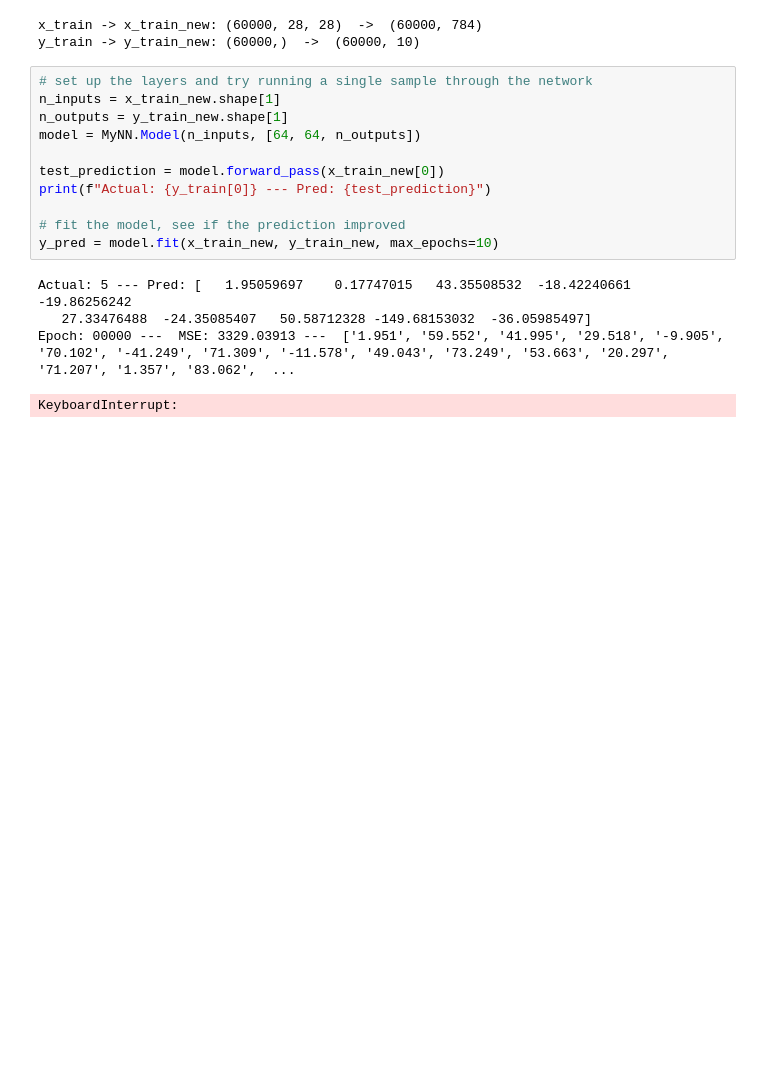
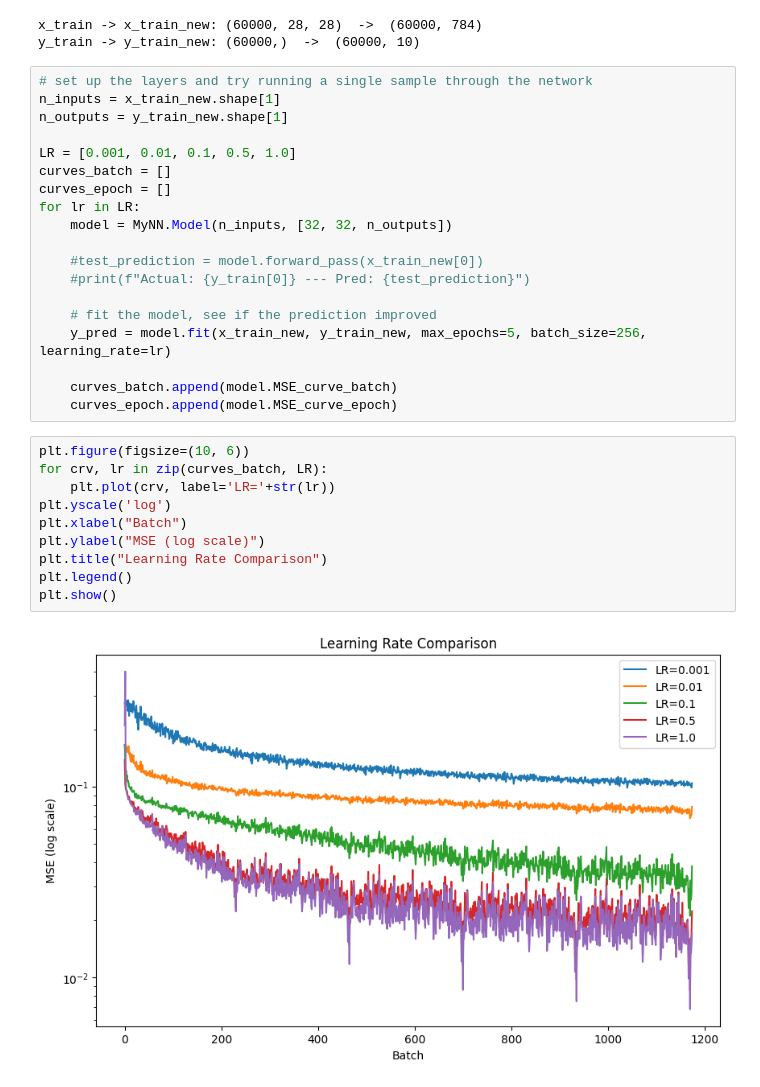
Before and after one commit to richard-greenhalgh/msc-prep, a Jupyter notebook: mnist/notebooks/mnist_explore.ipynb, the cells around one changed output. Saved outputs shown, nothing was run; the diff lists cells and outputs as text; blank space fills up the shorter version.

Commit message:
Implemented batches in Model.fit() so parameters update more frequently (intra-epoch). Exploring/tuning learning rates.

```diff
--- a/mnist/notebooks/mnist_explore.ipynb
+++ b/mnist/notebooks/mnist_explore.ipynb
@@ -123,15 +126,30 @@ y_train -> y_train_new: (60000,)  ->  (60000, 10)
 # set up the layers and try running a single sample through the network
 n_inputs = x_train_new.shape[1]
 n_outputs = y_train_new.shape[1]
-model = MyNN.Model(n_inputs, [64, 64, n_outputs])
 
-test_prediction = model.forward_pass(x_train_new[0])
-print(f"Actual: {y_train[0]} --- Pred: {test_prediction}")
+LR = [0.001, 0.01, 0.1, 0.5, 1.0]
+curves_batch = []
+curves_epoch = []
+for lr in LR:
+    model = MyNN.Model(n_inputs, [32, 32, n_outputs])
 
-# fit the model, see if the prediction improved
-y_pred = model.fit(x_train_new, y_train_new, max_epochs=10)
+    #test_prediction = model.forward_pass(x_train_new[0])
+    #print(f"Actual: {y_train[0]} --- Pred: {test_prediction}")
+
+    # fit the model, see if the prediction improved
+    y_pred = model.fit(x_train_new, y_train_new, max_epochs=5, batch_size=256, learning_rate=lr)
+
+    curves_batch.append(model.MSE_curve_batch)
+    curves_epoch.append(model.MSE_curve_epoch)
-# %% [output]
-Actual: 5 --- Pred: [   1.95059697    0.17747015   43.35508532  -18.42240661  -19.86256242
-   27.33476488  -24.35085407   50.58712328 -149.68153032  -36.05985497]
-Epoch: 00000 ---  MSE: 3329.03913 ---  ['1.951', '59.552', '41.995', '29.518', '-9.905', '70.102', '-41.249', '71.309', '-11.578', '49.043', '73.249', '53.663', '20.297', '71.207', '1.357', '83.062',  ...
-KeyboardInterrupt:
+# %%
+plt.figure(figsize=(10, 6))
+for crv, lr in zip(curves_batch, LR):
+    plt.plot(crv, label='LR='+str(lr))
+plt.yscale('log')
+plt.xlabel("Batch")
+plt.ylabel("MSE (log scale)")
+plt.title("Learning Rate Comparison")
+plt.legend()
+plt.show()
+# %% [output]
+[figure, added]
```
Also changed, not shown: parts of 5 cells of this notebook, 1 other file.
